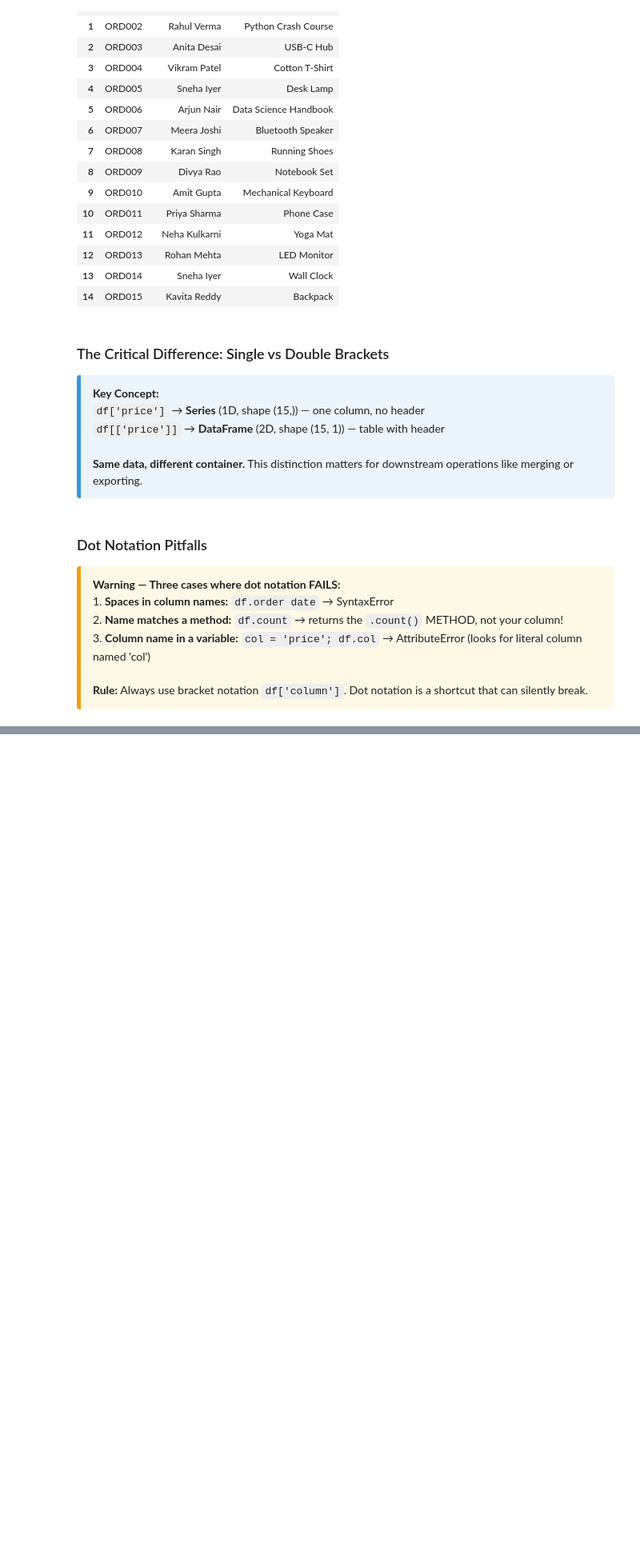
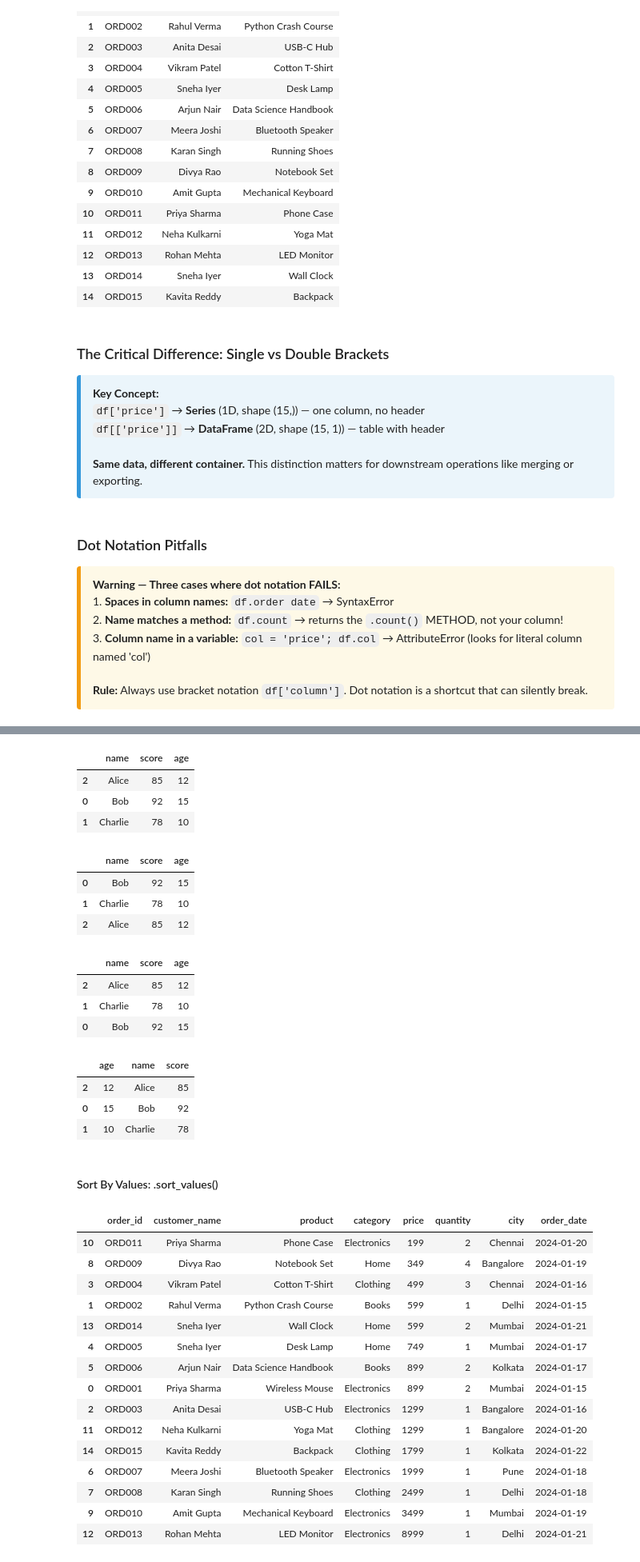
Before and after one commit to Alok-Senapati/Collab-Notebooks, a Jupyter notebook: pandas/Pandas DataFrames - Creation, Indexing & Selection.ipynb, the cells around one changed output, grey strips where cells are left out. Shown at 80% size. Drawn from its saved outputs; the diff is of its cells as text; code cells hidden in the pictures; blank space fills up the shorter version.

Commit message:
Pandas DataFrames - Creation, Indexing & Selection

```diff
--- a/pandas/Pandas DataFrames - Creation, Indexing & Selection.ipynb
+++ b/pandas/Pandas DataFrames - Creation, Indexing & Selection.ipynb
@@ -651,0 +976,56 @@ orders[cols_to_select]
+# %%
+df = pd.DataFrame({
+    "name": ["Alice", "Bob", "Charlie"],
+    "score": [85, 92, 78],
+    "age": [12, 15, 10]
+}, index=[2, 0, 1])
+
+df
+# %% [output]
+|  | name | score | age |
+| 2 | Alice | 85 | 12 |
+| 0 | Bob | 92 | 15 |
+| 1 | Charlie | 78 | 10 |
+# %%
+df.sort_index()
+# %% [output]
+|  | name | score | age |
+| 0 | Bob | 92 | 15 |
+| 1 | Charlie | 78 | 10 |
+| 2 | Alice | 85 | 12 |
+# %%
+df.sort_index(ascending=False)
+# %% [output]
+|  | name | score | age |
+| 2 | Alice | 85 | 12 |
+| 1 | Charlie | 78 | 10 |
+| 0 | Bob | 92 | 15 |
+# %%
+# Sorts columns alphabetically
+df.sort_index(axis=1)
+# %% [output]
+|  | age | name | score |
+| 2 | 12 | Alice | 85 |
+| 0 | 15 | Bob | 92 |
+| 1 | 10 | Charlie | 78 |
+# %% [markdown]
+#### Sort By Values: .sort_values()
+# %%
+orders.sort_values('price')
+# %% [output]
+|  | order_id | customer_name | product | category | price | quantity | city | order_date |
+| 10 | ORD011 | Priya Sharma | Phone Case | Electronics | 199 | 2 | Chennai | 2024-01-20 |
+| 8 | ORD009 | Divya Rao | Notebook Set | Home | 349 | 4 | Bangalore | 2024-01-19 |
+| 3 | ORD004 | Vikram Patel | Cotton T-Shirt | Clothing | 499 | 3 | Chennai | 2024-01-16 |
+| 1 | ORD002 | Rahul Verma | Python Crash Course | Books | 599 | 1 | Delhi | 2024-01-15 |
+| 13 | ORD014 | Sneha Iyer | Wall Clock | Home | 599 | 2 | Mumbai | 2024-01-21 |
+| 4 | ORD005 | Sneha Iyer | Desk Lamp | Home | 749 | 1 | Mumbai | 2024-01-17 |
+| 5 | ORD006 | Arjun Nair | Data Science Handbook | Books | 899 | 2 | Kolkata | 2024-01-17 |
+| 0 | ORD001 | Priya Sharma | Wireless Mouse | Electronics | 899 | 2 | Mumbai | 2024-01-15 |
+| 2 | ORD003 | Anita Desai | USB-C Hub | Electronics | 1299 | 1 | Bangalore | 2024-01-16 |
+| 11 | ORD012 | Neha Kulkarni | Yoga Mat | Clothing | 1299 | 1 | Bangalore | 2024-01-20 |
+| 14 | ORD015 | Kavita Reddy | Backpack | Clothing | 1799 | 1 | Kolkata | 2024-01-22 |
+| 6 | ORD007 | Meera Joshi | Bluetooth Speaker | Electronics | 1999 | 1 | Pune | 2024-01-18 |
+| 7 | ORD008 | Karan Singh | Running Shoes | Clothing | 2499 | 1 | Delhi | 2024-01-18 |
+| 9 | ORD010 | Amit Gupta | Mechanical Keyboard | Electronics | 3499 | 1 | Mumbai | 2024-01-19 |
+| 12 | ORD013 | Rohan Mehta | LED Monitor | Electronics | 8999 | 1 | Delhi | 2024-01-21 |
```
Also changed, not shown: parts of 42 cells of this notebook.
